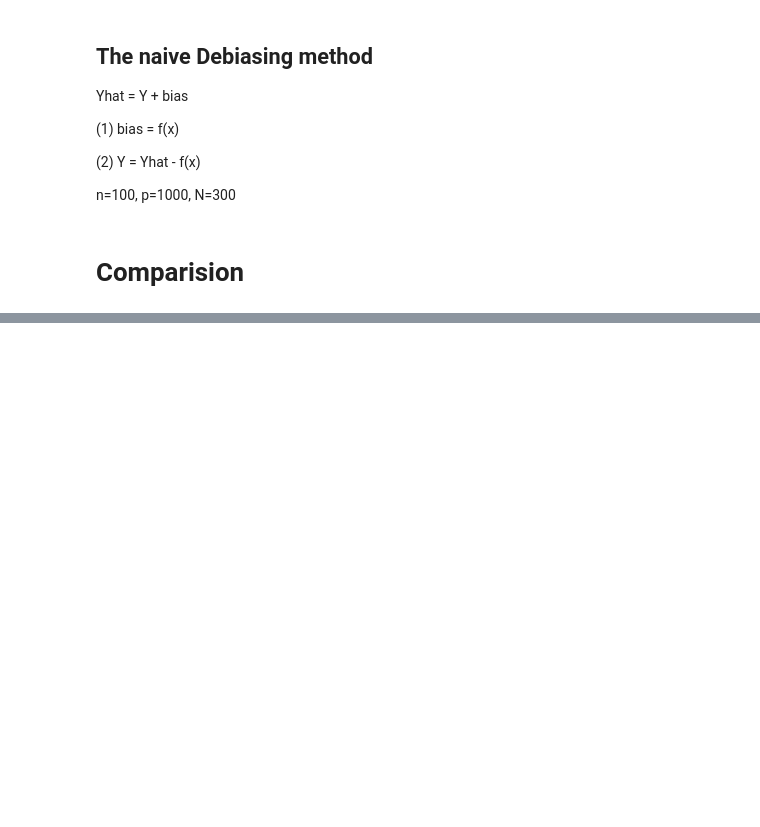
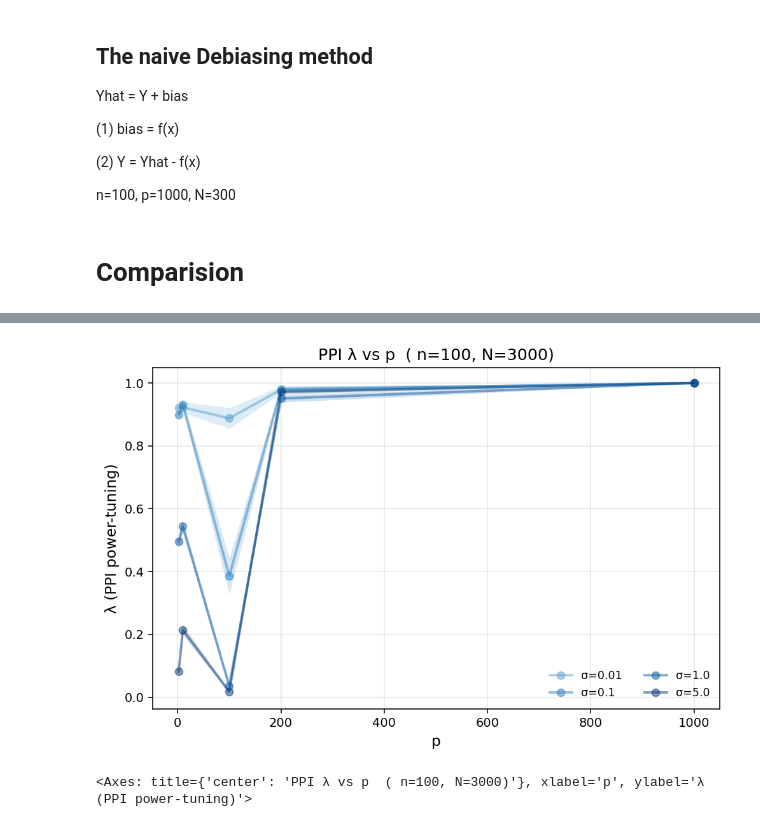
Before and after one commit to rosietao/ppi, a Jupyter notebook: examples/lr_rosie_0716_summary.ipynb, the cells around one changed output, grey strips where cells are left out. Drawn from its saved outputs; the diff is of its cells as text; code cells hidden in the pictures; blank space fills up the shorter version.

```diff
--- a/examples/lr_rosie_0716_summary.ipynb
+++ b/examples/lr_rosie_0716_summary.ipynb
@@ -582,0 +1015,5 @@ for sigma in [0.01, 0.1, 1.0, 5.0]:
+# %%
+plot_ppi_lambda_vs_p(n=100, N_total=3000,savepath="../plots/ppi_lambda_vs_p_n100_N3000.png")
+# %% [output]
+[figure, added]
+<Axes: title={'center': 'PPI λ vs p  ( n=100, N=3000)'}, xlabel='p', ylabel='λ (PPI power-tuning)'>
```
Also changed, not shown: parts of 13 cells of this notebook.
